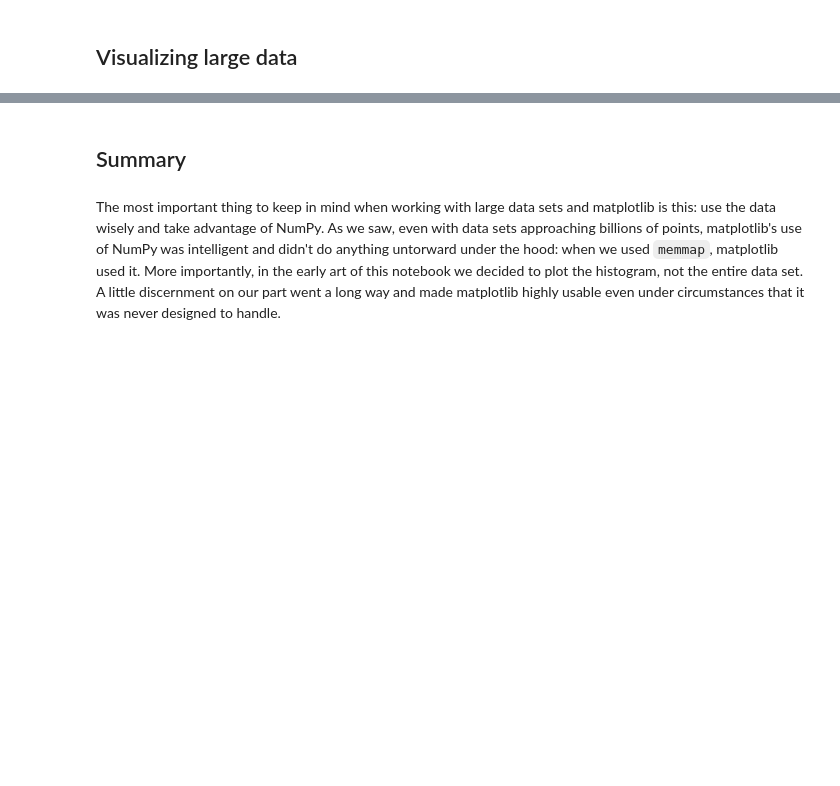
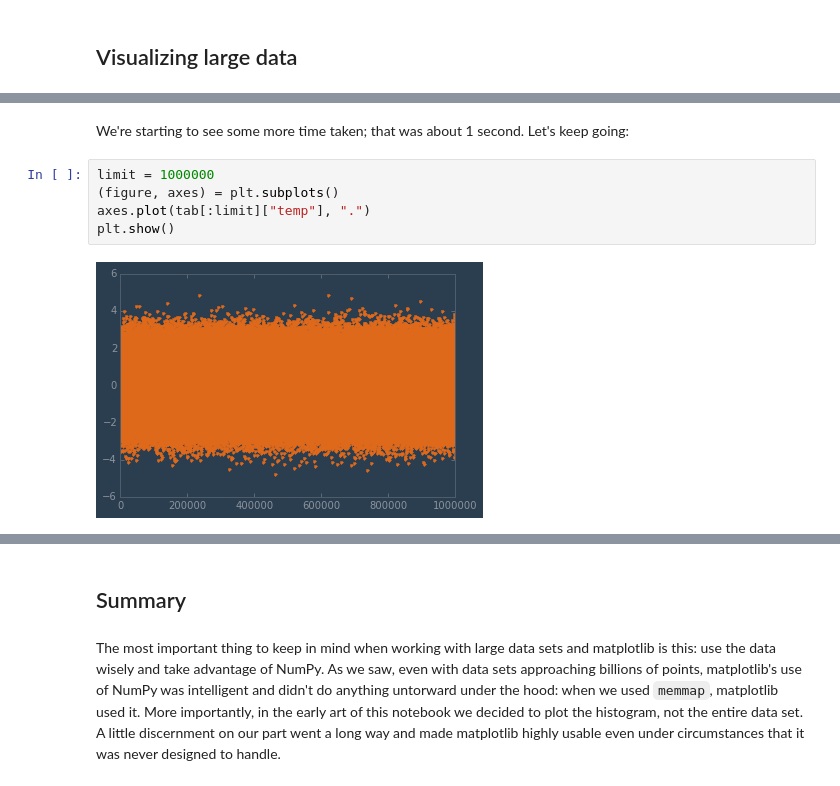
Before and after one commit to masteringmatplotlib/big-data, a Jupyter notebook: notebooks/mmpl-big-data.ipynb, the cells around one changed output, grey strips where cells are left out. Drawn from its saved outputs; the diff is of its cells as text; blank space fills up the shorter version.

```diff
--- a/notebooks/mmpl-big-data.ipynb
+++ b/notebooks/mmpl-big-data.ipynb
@@ -808,0 +850,9 @@ TBD
+# %% [markdown]
+We're starting to see some more time taken; that was about 1 second. Let's keep going:
+# %%
+limit = 1000000
+(figure, axes) = plt.subplots()
+axes.plot(tab[:limit]["temp"], ".")
+plt.show()
+# %% [output]
+[figure, added]
```
Also changed, not shown: parts of 19 cells of this notebook.
